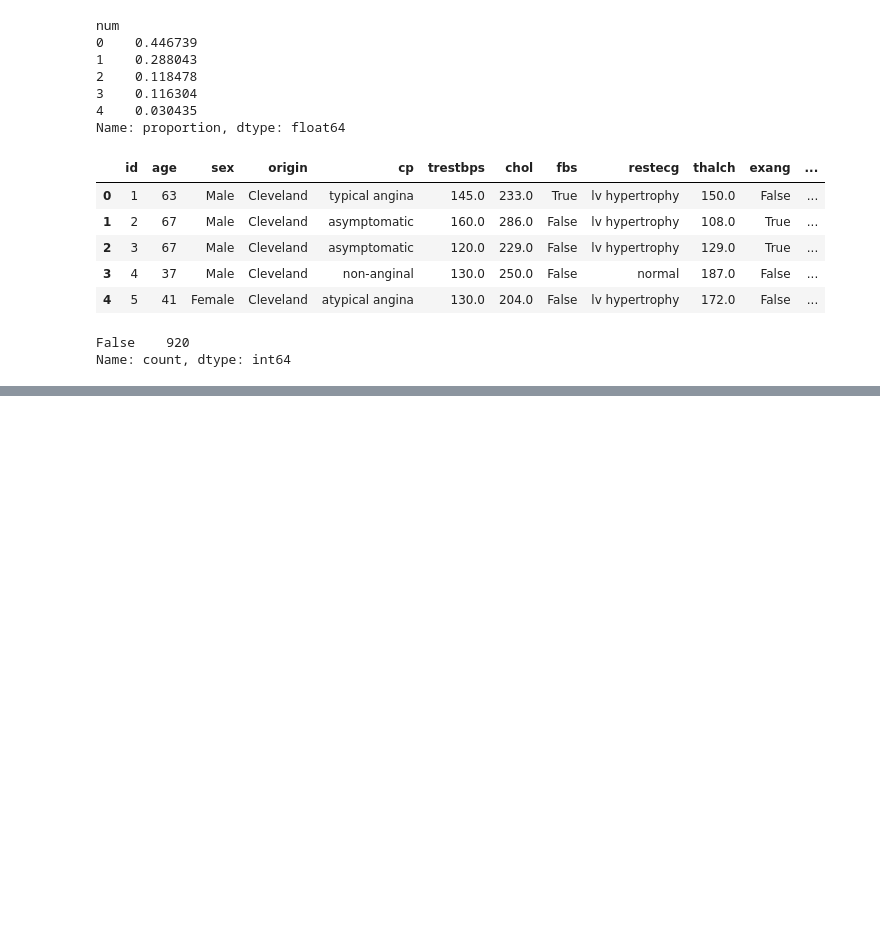
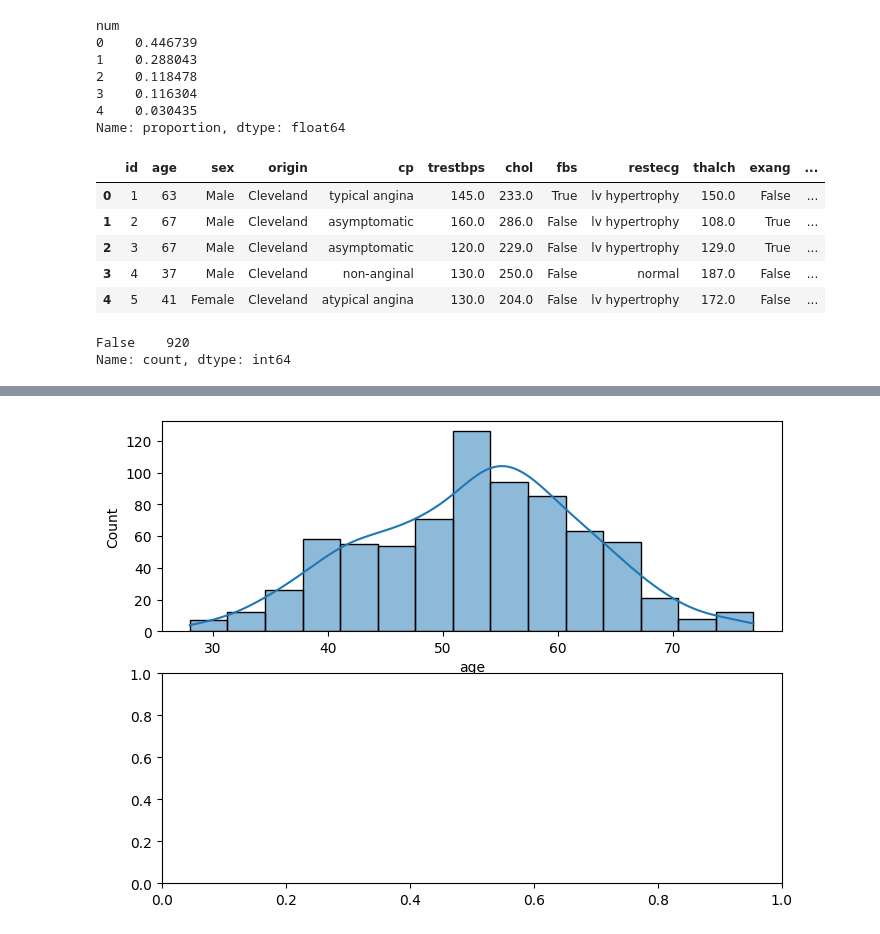
Before and after one commit to olesyaRU/OlesyaRuban, a Jupyter notebook: Итоговый проект2/heart_disease.ipynb, the cells around one changed output, grey strips where cells are left out. Saved outputs shown, nothing was run; the diff lists cells and outputs as text; code cells hidden in the pictures; blank space fills up the shorter version.

```diff
--- a/Итоговый проект2/heart_disease.ipynb
+++ b/Итоговый проект2/heart_disease.ipynb
@@ -128,0 +223,3 @@ ModuleNotFoundError: No module named 'scipy'
+# %%
+# Учитывая большое количество пропущенных значений, решено удалить бины slope, thal
+data.drop(columns=['slope', 'thal'], inplace=True)
@@ -128,0 +248,3 @@ ModuleNotFoundError: No module named 'scipy'
+# %%
+data = data.loc[data['trestbps'] != 0]
+print(data)
@@ -128,0 +269,3 @@ ModuleNotFoundError: No module named 'scipy'
+# %%
+data = data.loc[data['chol'] != 0]
+print(data)
@@ -128,0 +319,11 @@ ModuleNotFoundError: No module named 'scipy'
+# %%
+fig, axes = plt.subplots(nrows=2, ncols=1, figsize=(8, 6))
+sns.histplot(
+    data=data,
+    x='age',
+    bins=15,
+    kde=True,
+    ax=axes[0]
+);
+# %% [output]
+[figure, added]
```
Also changed, not shown: parts of 34 cells of this notebook, 3 other files.
